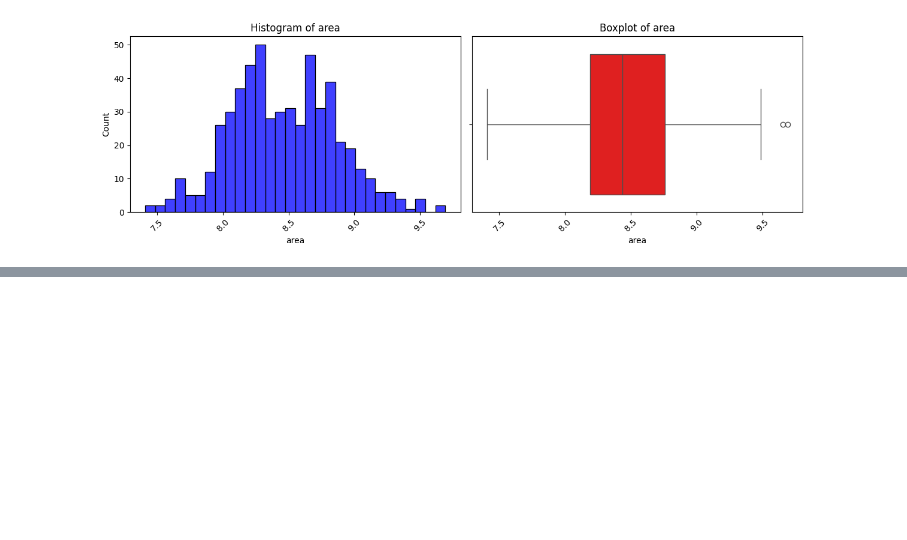
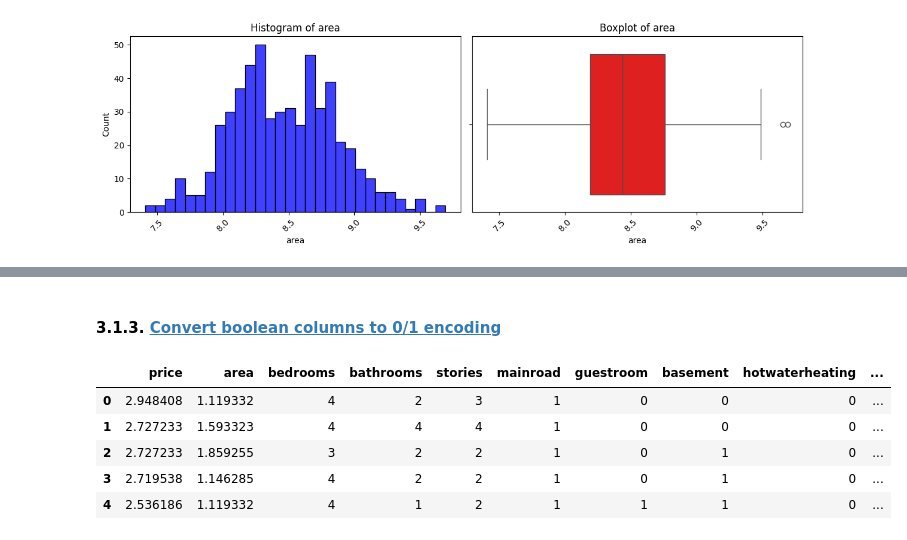
Before and after one commit to radekrzepka/house-price-prediction, a Jupyter notebook: main.ipynb, the cells around one changed output, grey strips where cells are left out. Drawn from its saved outputs; the diff is of its cells as text; code cells hidden in the pictures; blank space fills up the shorter version.

```diff
--- a/main.ipynb
+++ b/main.ipynb
@@ -263,0 +282,14 @@ plot_numerical_columns(dataset, numerical_columns)
+# %% [markdown]
+#### 3.1.3. <a id='toc3_1_3_'></a>[Convert boolean columns to 0/1 encoding](#toc0_)
+# %%
+for col in binary_columns:
+    dataset[col] = dataset[col].map({"yes": 1, "no": 0})
+
+dataset.head()
+# %% [output]
+|  | price | area | bedrooms | bathrooms | stories | mainroad | guestroom | basement | hotwaterheating | ... |
+| 0 | 2.948408 | 1.119332 | 4 | 2 | 3 | 1 | 0 | 0 | 0 | ... |
+| 1 | 2.727233 | 1.593323 | 4 | 4 | 4 | 1 | 0 | 0 | 0 | ... |
+| 2 | 2.727233 | 1.859255 | 3 | 2 | 2 | 1 | 0 | 1 | 0 | ... |
+| 3 | 2.719538 | 1.146285 | 4 | 2 | 2 | 1 | 0 | 1 | 0 | ... |
+| 4 | 2.536186 | 1.119332 | 4 | 1 | 2 | 1 | 1 | 1 | 0 | ... |
```
Also changed, not shown: parts of 10 cells of this notebook.
